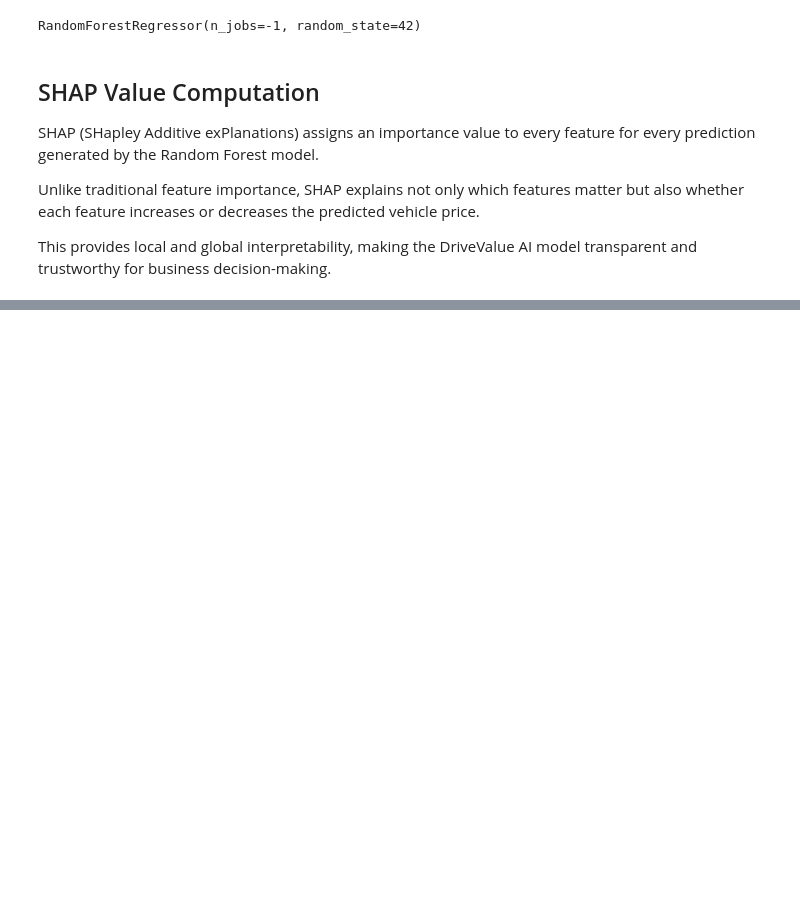
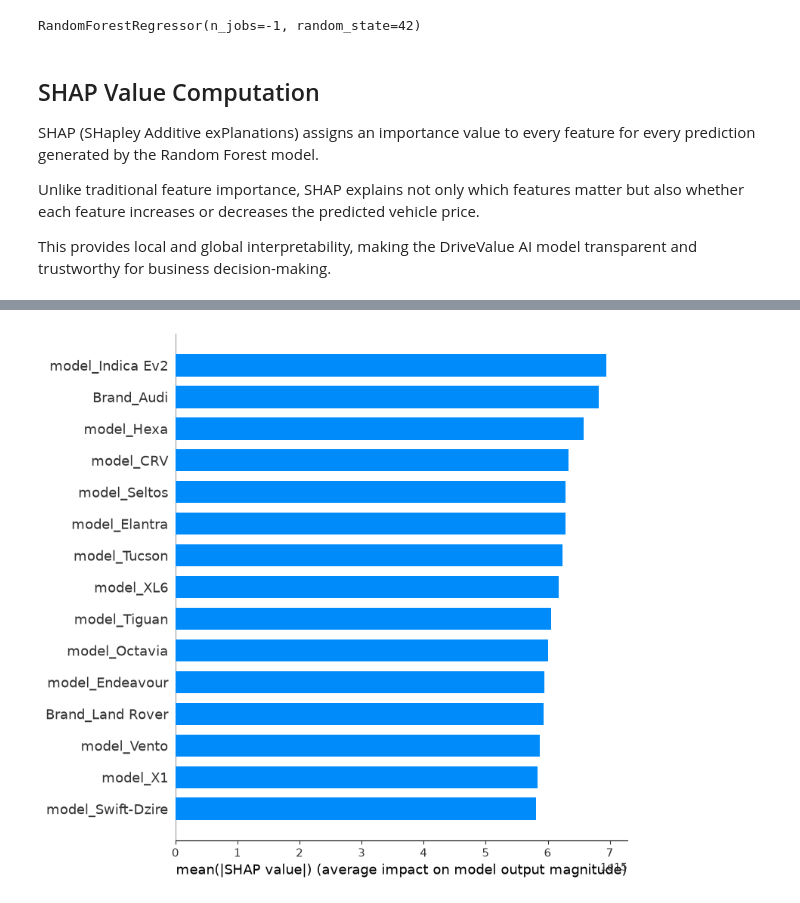
Before and after one commit to JacquaM/DriveValue-AI, a Jupyter notebook: notebooks/05_Model_Optimization_and_Explainability.ipynb, the cells around one changed output, grey strips where cells are left out. Drawn from its saved outputs; the diff is of its cells as text; code cells hidden in the pictures; blank space fills up the shorter version.

```diff
--- a/notebooks/05_Model_Optimization_and_Explainability.ipynb
+++ b/notebooks/05_Model_Optimization_and_Explainability.ipynb
@@ -247,0 +300,9 @@ print("SHAP values calculated successfully!")
+# %%
+shap.summary_plot(
+    shap_values,
+    sample,
+    plot_type="bar",
+    max_display=15
+)
+# %% [output]
+[figure, added]
```
Also changed, not shown: parts of 26 cells of this notebook, 2 other files.
